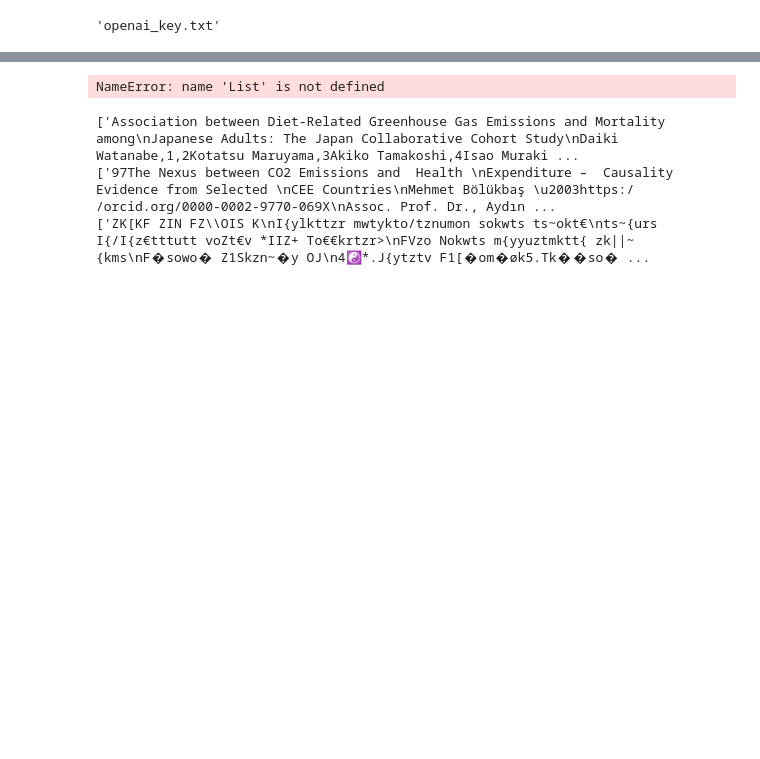
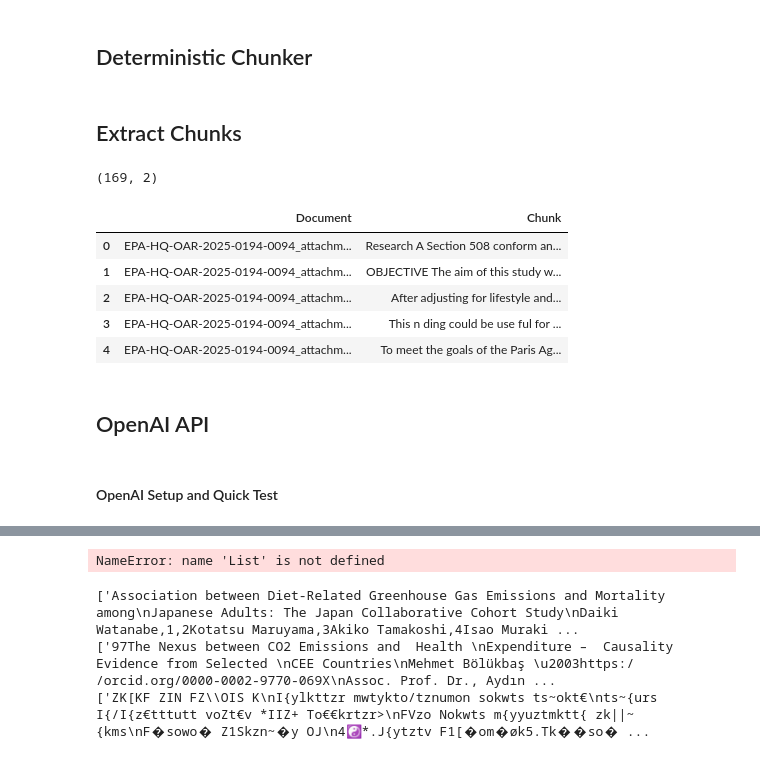
Before and after one commit to ROADII-Lab/CAFE-public-comments, a Jupyter notebook: TextSplitter/Comment_data_cleaning.ipynb, the cells around one changed output, grey strips where cells are left out. Saved outputs shown, nothing was run; the diff lists cells and outputs as text; code cells hidden in the pictures; blank space fills up the shorter version.

```diff
--- a/TextSplitter/Comment_data_cleaning.ipynb
+++ b/TextSplitter/Comment_data_cleaning.ipynb
@@ -24,0 +36,16 @@ KEY_FILENAME = "openai_key.txt"
+# %%
+def convert_pdf_to_string(file_path):
+    file_path = dir + "/" + file_path
+    output_string = StringIO()
+    with open(file_path, 'rb') as in_file:
+        parser = PDFParser(in_file)
+        doc = PDFDocument(parser)
+        rsrcmgr = PDFResourceManager()
+        device = TextConverter(rsrcmgr, output_string, laparams=LAParams())
+        interpreter = PDFPageInterpreter(rsrcmgr, device)
+        for page in PDFPage.create_pages(doc):
+            interpreter.process_page(page)
+
+    return(output_string.getvalue())
+# %% [markdown]
+## Deterministic Chunker
@@ -24,0 +86,25 @@ KEY_FILENAME = "openai_key.txt"
+# %% [markdown]
+## Extract Chunks
+# %%
+chunk_df = pd.DataFrame(columns=['Document', 'Chunk'])
+content_list = []
+for x in all_entries[0:3]:
+   # document_list.append(x)
+    this_attachment_text = convert_pdf_to_string(x)
+    this_attachment_text = re.sub(r'\n', ' ', this_attachment_text)
+    content_list.append(this_attachment_text)
+    this_chunk_df = chunk_by_size(this_attachment_text)
+    chunk_df = pd.concat([chunk_df, this_chunk_df])
+# %%
+chunk_df.shape
+# %% [output]
+(169, 2)
+# %%
+chunk_df.head()
+# %% [output]
+|  | Document | Chunk |
+| 0 | EPA-HQ-OAR-2025-0194-0094_attachm... | Research A Section 508 conform an... |
+| 1 | EPA-HQ-OAR-2025-0194-0094_attachm... | OBJECTIVE The aim of this study w... |
+| 2 | EPA-HQ-OAR-2025-0194-0094_attachm... | After adjusting for lifestyle and... |
+| 3 | EPA-HQ-OAR-2025-0194-0094_attachm... | This n ding could be use ful for ... |
+| 4 | EPA-HQ-OAR-2025-0194-0094_attachm... | To meet the goals of the Paris Ag... |
@@ -25,4 +113,10 @@ KEY_FILENAME = "openai_key.txt"
+# %% [markdown]
+## OpenAI API
+# %% [markdown]
+#### OpenAI Setup and Quick Test
 # %%
-KEY_FILENAME
+with open('./../openai_key.txt', 'r') as file:
+    OPENAI_API_KEY = file.read()
+   # print(OPENAI_API_KEY)
+
+openai.api_key = OPENAI_API_KEY
-# %% [output]
-'openai_key.txt'
```
Also changed, not shown: parts of 29 cells of this notebook, 1 other file.
